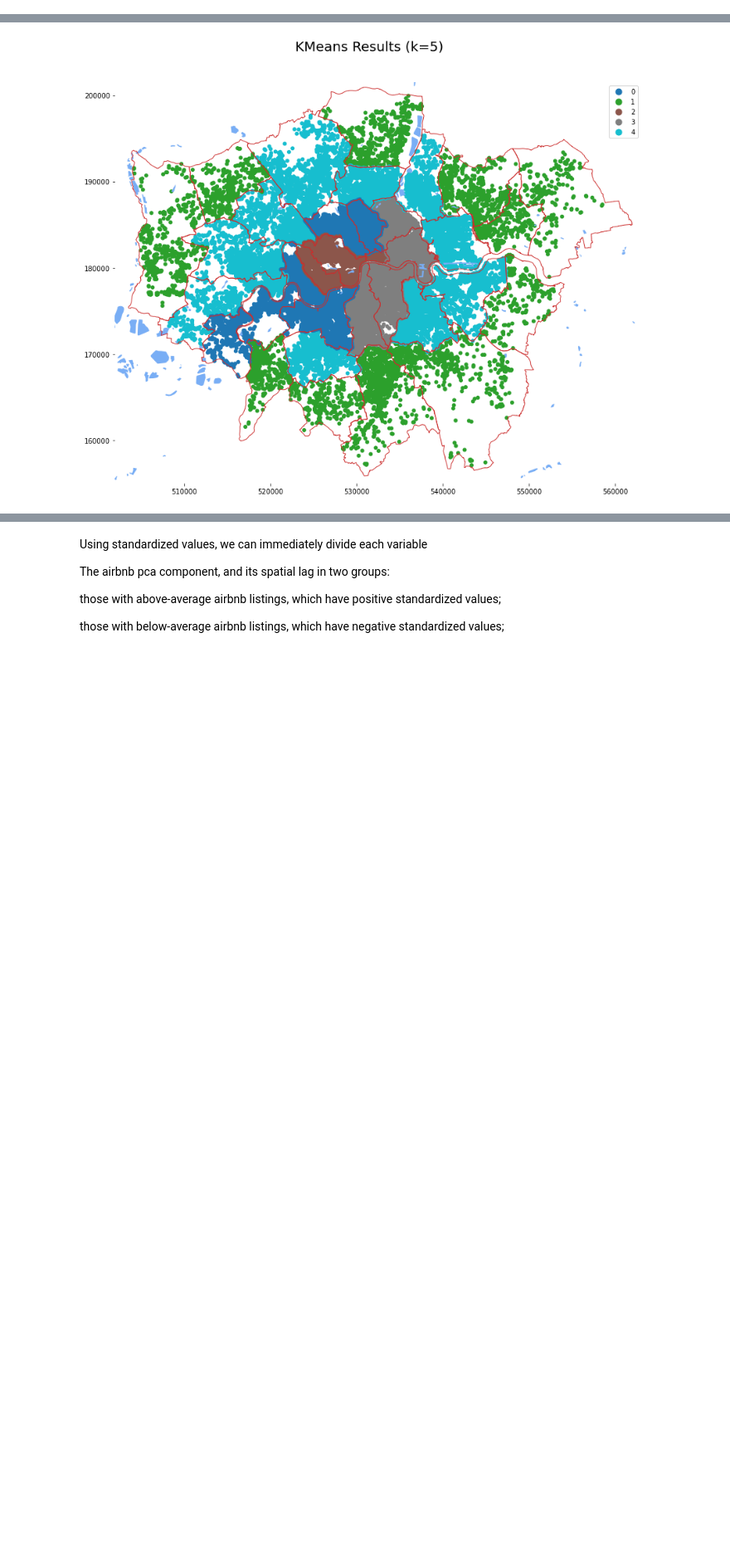
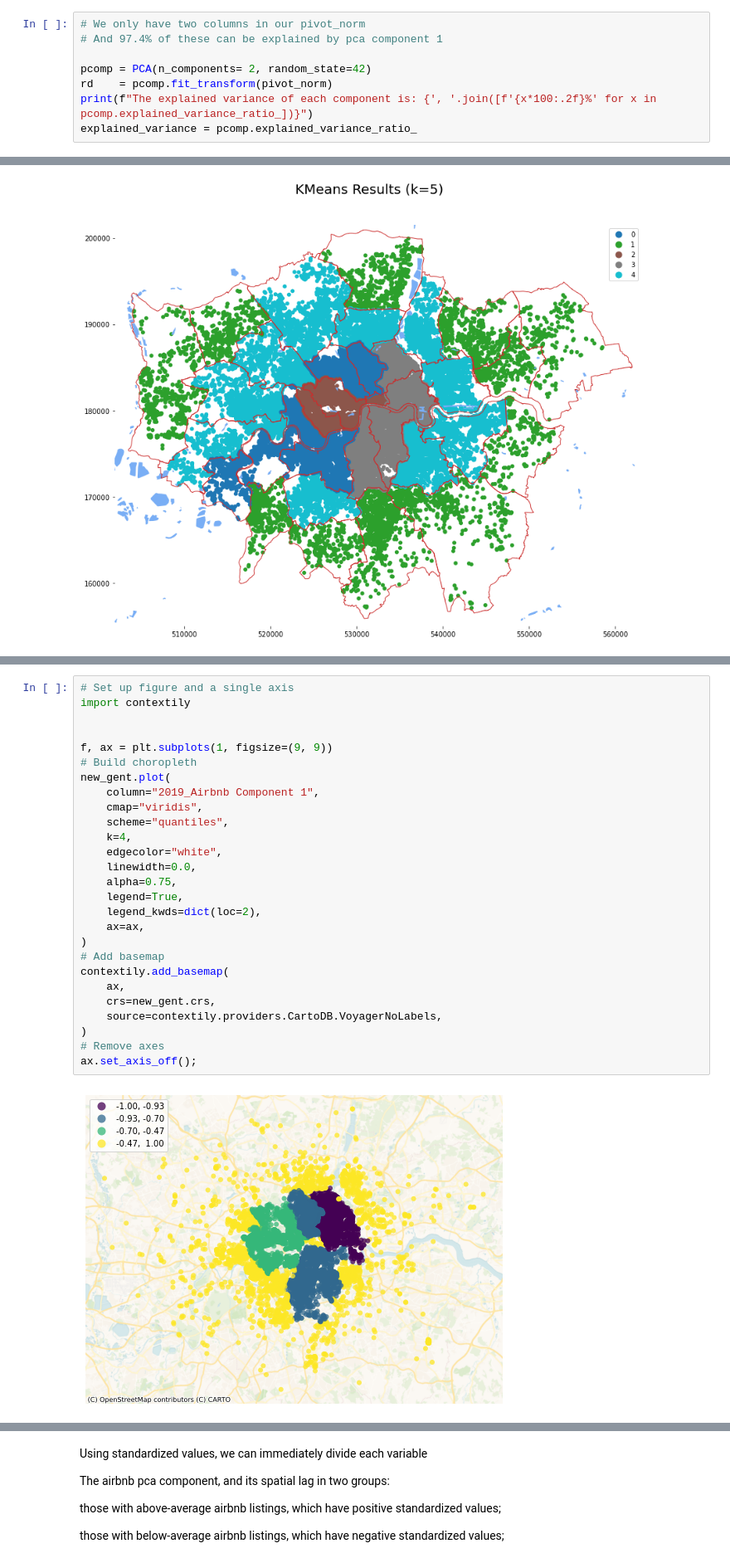
Before and after one commit to lordschmear/outline.fsds, a Jupyter notebook: 2019-airbnb-code_rev.ipynb, the cells around one changed output, grey strips where cells are left out. Shown at 83% size. Cells and saved outputs as stored; diff of their text form; blank space fills up the shorter version.

```diff
--- a/2019-airbnb-code_rev.ipynb
+++ b/2019-airbnb-code_rev.ipynb
@@ -574,0 +696,8 @@ to_drop.plot(column='price', markersize=10, alpha=0.7, cmap='plasma', ax=ax)
+# %%
+# We only have two columns in our pivot_norm
+# And 97.4% of these can be explained by pca component 1
+
+pcomp = PCA(n_components= 2, random_state=42)
+rd    = pcomp.fit_transform(pivot_norm)
+print(f"The explained variance of each component is: {', '.join([f'{x*100:.2f}%' for x in pcomp.explained_variance_ratio_])}")
+explained_variance = pcomp.explained_variance_ratio_
@@ -947,3 +1139,32 @@ df
+# %%
+# Set up figure and a single axis
+import contextily
+
+
+f, ax = plt.subplots(1, figsize=(9, 9))
+# Build choropleth
+new_gent.plot(
+    column="2019_Airbnb Component 1",
+    cmap="viridis",
+    scheme="quantiles",
+    k=4,
+    edgecolor="white",
+    linewidth=0.0,
+    alpha=0.75,
+    legend=True,
+    legend_kwds=dict(loc=2),
+    ax=ax,
+)
+# Add basemap
+contextily.add_basemap(
+    ax,
+    crs=new_gent.crs,
+    source=contextily.providers.CartoDB.VoyagerNoLabels,
+)
+# Remove axes
+ax.set_axis_off();
+# %% [output]
+[figure, added]
 # %%
 # Generate W from the GeoDataFrame
 # I believe Queen's case makes more sense as we can link many neighbourhoods as many as possible
```
Also changed, not shown: parts of 104 cells of this notebook.
